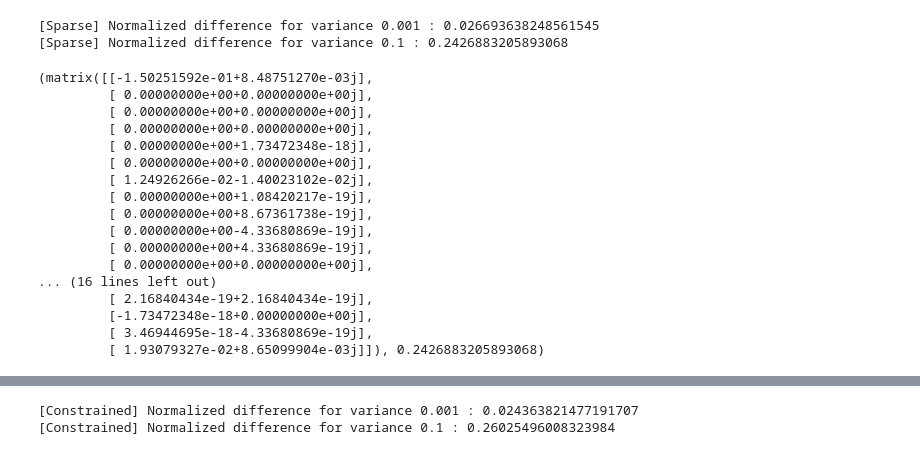
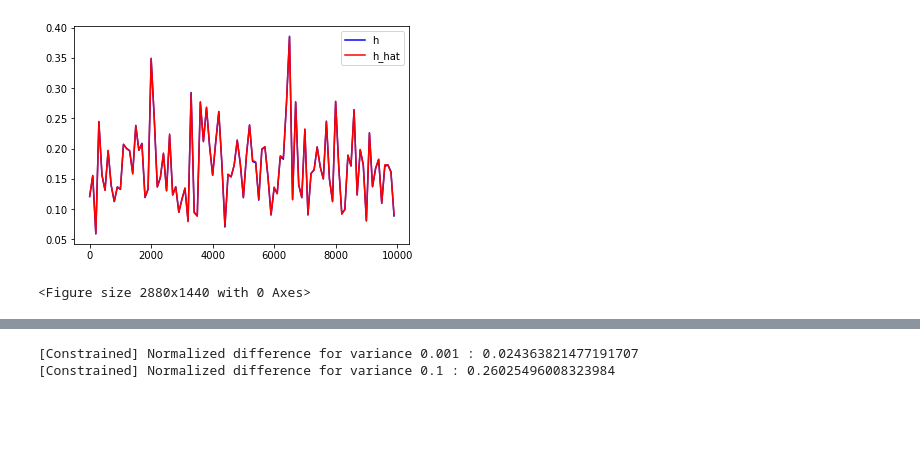
Before and after one commit to SumanthRH/EE5111_Estimation_Theory, a Jupyter notebook: mini_project1/MiniProject1.ipynb, the cells around one changed output, grey strips where cells are left out. Saved outputs shown, nothing was run; the diff lists cells and outputs as text; code cells hidden in the pictures; blank space fills up the shorter version.

```diff
--- a/mini_project1/MiniProject1.ipynb
+++ b/mini_project1/MiniProject1.ipynb
@@ -110,50 +150,51 @@ estimate_vanilla_h(sig=SIG2)
 # %%
 # Q2
 def estimate_sparse_h(A=A,h=h,sig=SIG1,sparsity_points=None):
-    h_sparse = h.copy()
-
-    if sparsity_points is None:
-        sparsity_points = [i for i in random.sample(range(0,H_SIZE),H_SIZE-6)]
-    for i in sparsity_points:
-        h_sparse[i] = 0
+    h_sparse = h
+#     if sparsity_points is None:
+#         sparsity_points = [i for i in random.sample(range(0,H_SIZE),H_SIZE-6)]
+#     for i in sparsity_points:
+#         h_sparse[i] = 0
     n = np.random.normal(loc=0, scale=sig,size=(Y_SIZE,2)).view(np.complex128)
     y_sparse = np.matmul(A,h_sparse) + n
 
-    constraints_matrix = np.zeros((H_SIZE-6, H_SIZE))
+    constraints_matrix = np.zeros((len(sparsity_points), H_SIZE))
     for i in range(len(sparsity_points)):
         constraints_matrix[i,sparsity_points[i]]=1
 
     h_hat_unconstrained = matmul(pinv(A), y_sparse)
     Ah = np.asmatrix(A).getH()
 
     lambda_ = matmul(2*inv(matmul(matmul(constraints_matrix, inv(matmul(Ah, A))), \
                                   transpose(constraints_matrix))), matmul(constraints_matrix, h_hat_unconstrained))
     h_hat_constrained = h_hat_unconstrained - 0.5*matmul(matmul(inv(matmul(Ah,A)), \
                                                                 transpose(constraints_matrix)), lambda_)
     d_constrained = normalized_difference(h_sparse,h_hat_constrained)
 
-    print(f"[Sparse] Normalized difference for variance {np.round(sig**2, decimals=3)} : {d_constrained}")
+#     print(f"[Sparse] Normalized difference for variance {np.round(sig**2, decimals=3)} : {d_constrained}")
     return h_hat_constrained,d_constrained
 
-estimate_sparse_h(sig=SIG1)
-estimate_sparse_h(sig=SIG2)
+# estimate_sparse_h(sig=SIG1)
+# estimate_sparse_h(sig=SIG2)
+
+def question2(M=M,sig=SIG1,sparsity_points=None):
+    all_h = []
+    all_h_hat = []
+    for i in range(M):
+        X,h = get_x_h()
+        if not sparsity_points:
+            sparsity_points = [i for i in random.sample(range(0,H_SIZE),H_SIZE-6)]
+        h[sparsity_points] = 0
+#         print(h)
+        A = matmul(X,F)
+        h_hat,d = estimate_sparse_h(A,h,sig,sparsity_points)
+        all_h.append(h)
+        all_h_hat.append(h_hat)
+    return all_h, all_h_hat
+
+all_hq2,all_h_hatq2 = question2(M,SIG1)
+plot_h(all_hq2,all_h_hatq2)
+all_h2q2,all_h_hat2q2 = question2(M,SIG2)
 # %% [output]
+[figure, added]
-[Sparse] Normalized difference for variance 0.001 : 0.026693638248561545
-[Sparse] Normalized difference for variance 0.1 : 0.2426883205893068
+<Figure size 2880x1440 with 0 Axes>
-(matrix([[-1.50251592e-01+8.48751270e-03j],
-         [ 0.00000000e+00+0.00000000e+00j],
-         [ 0.00000000e+00+0.00000000e+00j],
-         [ 0.00000000e+00+0.00000000e+00j],
-         [ 0.00000000e+00+1.73472348e-18j],
-         [ 0.00000000e+00+0.00000000e+00j],
-         [ 1.24926266e-02-1.40023102e-02j],
-         [ 0.00000000e+00+1.08420217e-19j],
-         [ 0.00000000e+00+8.67361738e-19j],
-         [ 0.00000000e+00-4.33680869e-19j],
-         [ 0.00000000e+00+4.33680869e-19j],
-         [ 0.00000000e+00+0.00000000e+00j],
-... (16 lines left out)
-         [ 2.16840434e-19+2.16840434e-19j],
-         [-1.73472348e-18+0.00000000e+00j],
-         [ 3.46944695e-18-4.33680869e-19j],
-         [ 1.93079327e-02+8.65099904e-03j]]), 0.2426883205893068)
```
Also changed, not shown: parts of 8 cells of this notebook.
